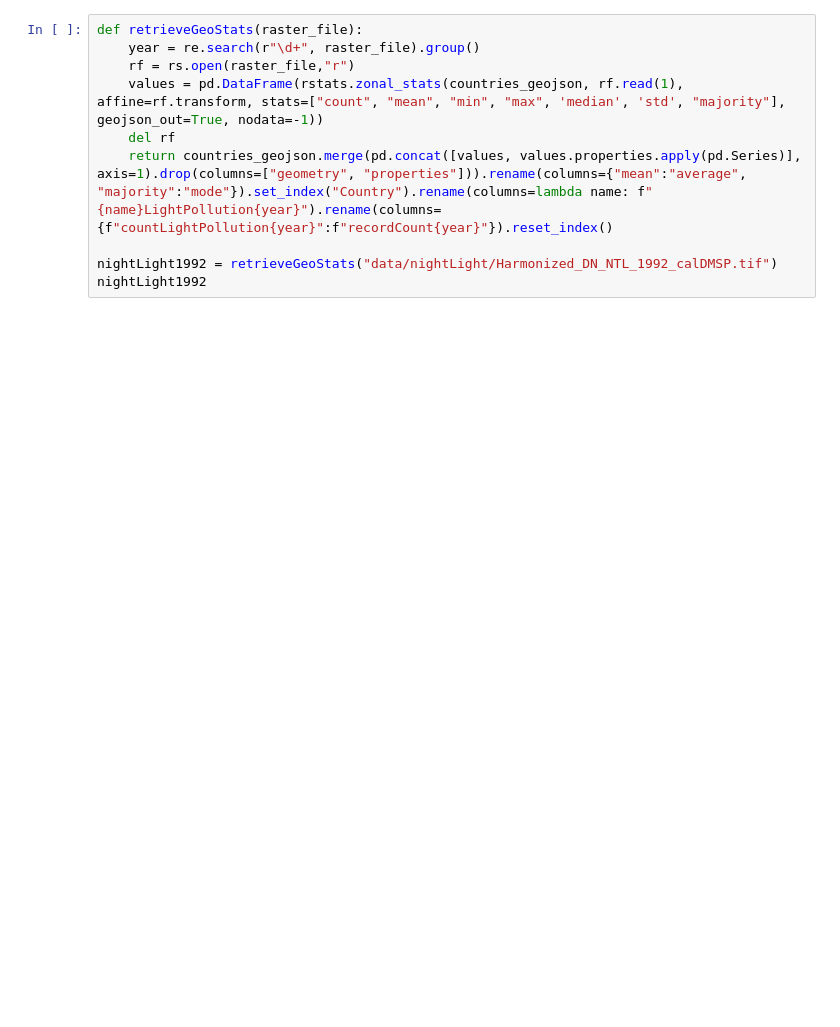
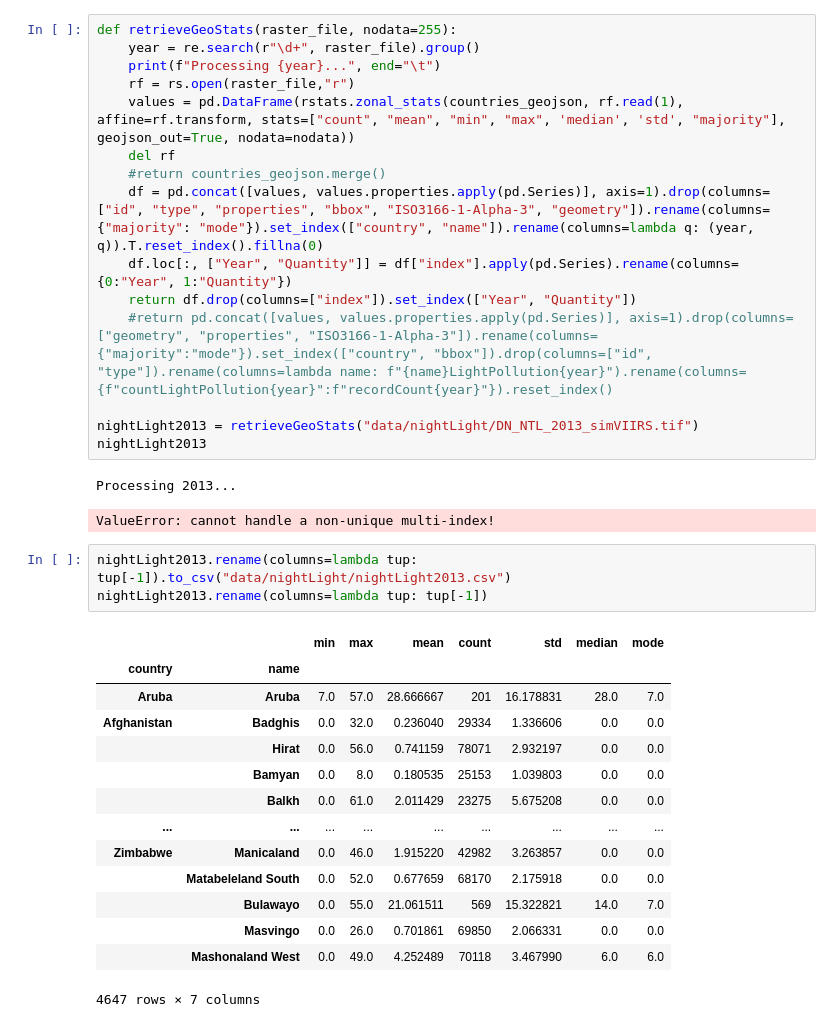
Before and after one commit to ThePyProgrammer/lightPollution, a Jupyter notebook: RasterAnalysis.ipynb, the cells around one changed output. Saved outputs shown, nothing was run; the diff lists cells and outputs as text; blank space fills up the shorter version.

```diff
--- a/RasterAnalysis.ipynb
+++ b/RasterAnalysis.ipynb
@@ -24,10 +54,36 @@ countries_geojson
 # %%
-def retrieveGeoStats(raster_file):
+def retrieveGeoStats(raster_file, nodata=255):
     year = re.search(r"\d+", raster_file).group()
+    print(f"Processing {year}...", end="\t")
     rf = rs.open(raster_file,"r")
-    values = pd.DataFrame(rstats.zonal_stats(countries_geojson, rf.read(1), affine=rf.transform, stats=["count", "mean", "min", "max", 'median', 'std', "majority"], geojson_out=True, nodata=-1))
+    values = pd.DataFrame(rstats.zonal_stats(countries_geojson, rf.read(1), affine=rf.transform, stats=["count", "mean", "min", "max", 'median', 'std', "majority"], geojson_out=True, nodata=nodata))
     del rf
-    return countries_geojson.merge(pd.concat([values, values.properties.apply(pd.Series)], axis=1).drop(columns=["geometry", "properties"])).rename(columns={"mean":"average", "majority":"mode"}).set_index("Country").rename(columns=lambda name: f"{name}LightPollution{year}").rename(columns={f"countLightPollution{year}":f"recordCount{year}"}).reset_index()
+    #return countries_geojson.merge()
+    df = pd.concat([values, values.properties.apply(pd.Series)], axis=1).drop(columns=["id", "type", "properties", "bbox", "ISO3166-1-Alpha-3", "geometry"]).rename(columns={"majority": "mode"}).set_index(["country", "name"]).rename(columns=lambda q: (year, q)).T.reset_index().fillna(0)
+    df.loc[:, ["Year", "Quantity"]] = df["index"].apply(pd.Series).rename(columns={0:"Year", 1:"Quantity"})
+    return df.drop(columns=["index"]).set_index(["Year", "Quantity"])
+    #return pd.concat([values, values.properties.apply(pd.Series)], axis=1).drop(columns=["geometry", "properties", "ISO3166-1-Alpha-3"]).rename(columns={"majority":"mode"}).set_index(["country", "bbox"]).drop(columns=["id", "type"]).rename(columns=lambda name: f"{name}LightPollution{year}").rename(columns={f"countLightPollution{year}":f"recordCount{year}"}).reset_index()
 
-nightLight1992 = retrieveGeoStats("data/nightLight/Harmonized_DN_NTL_1992_calDMSP.tif")
-nightLight1992
+nightLight2013 = retrieveGeoStats("data/nightLight/DN_NTL_2013_simVIIRS.tif")
+nightLight2013
+# %% [output]
+Processing 2013...
+ValueError: cannot handle a non-unique multi-index!
+# %%
+nightLight2013.rename(columns=lambda tup: tup[-1]).to_csv("data/nightLight/nightLight2013.csv")
+nightLight2013.rename(columns=lambda tup: tup[-1])
+# %% [output]
+|  |  | min | max | mean | count | std | median | mode |
+| country | name |  |  |  |  |  |  |  |
+| Aruba | Aruba | 7.0 | 57.0 | 28.666667 | 201 | 16.178831 | 28.0 | 7.0 |
+| Afghanistan | Badghis | 0.0 | 32.0 | 0.236040 | 29334 | 1.336606 | 0.0 | 0.0 |
+|  | Hirat | 0.0 | 56.0 | 0.741159 | 78071 | 2.932197 | 0.0 | 0.0 |
+|  | Bamyan | 0.0 | 8.0 | 0.180535 | 25153 | 1.039803 | 0.0 | 0.0 |
+|  | Balkh | 0.0 | 61.0 | 2.011429 | 23275 | 5.675208 | 0.0 | 0.0 |
+| ... | ... | ... | ... | ... | ... | ... | ... | ... |
+| Zimbabwe | Manicaland | 0.0 | 46.0 | 1.915220 | 42982 | 3.263857 | 0.0 | 0.0 |
+|  | Matabeleland South | 0.0 | 52.0 | 0.677659 | 68170 | 2.175918 | 0.0 | 0.0 |
+|  | Bulawayo | 0.0 | 55.0 | 21.061511 | 569 | 15.322821 | 14.0 | 7.0 |
+|  | Masvingo | 0.0 | 26.0 | 0.701861 | 69850 | 2.066331 | 0.0 | 0.0 |
+|  | Mashonaland West | 0.0 | 49.0 | 4.252489 | 70118 | 3.467990 | 6.0 | 6.0 |
+4647 rows × 7 columns
```
Also changed, not shown: parts of 23 cells of this notebook.
